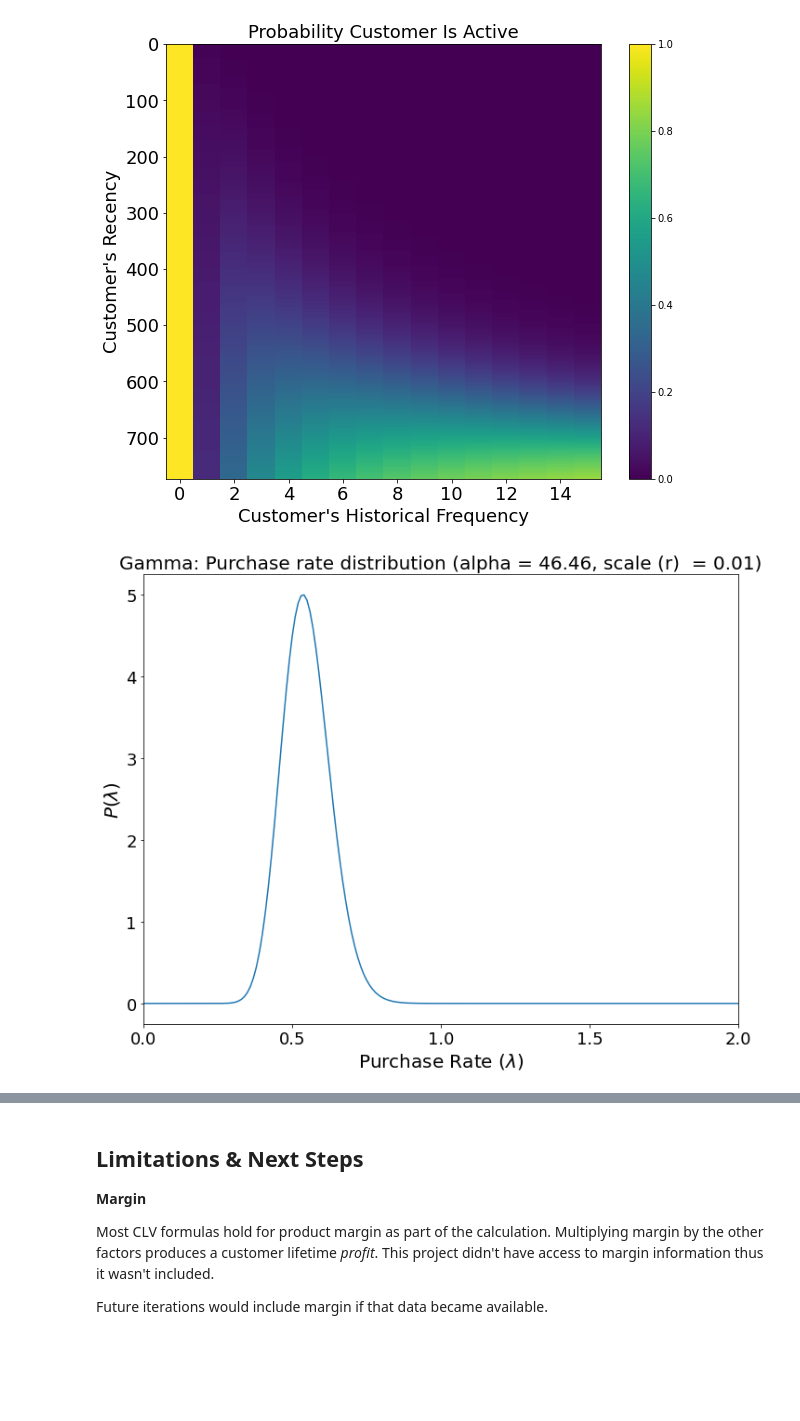
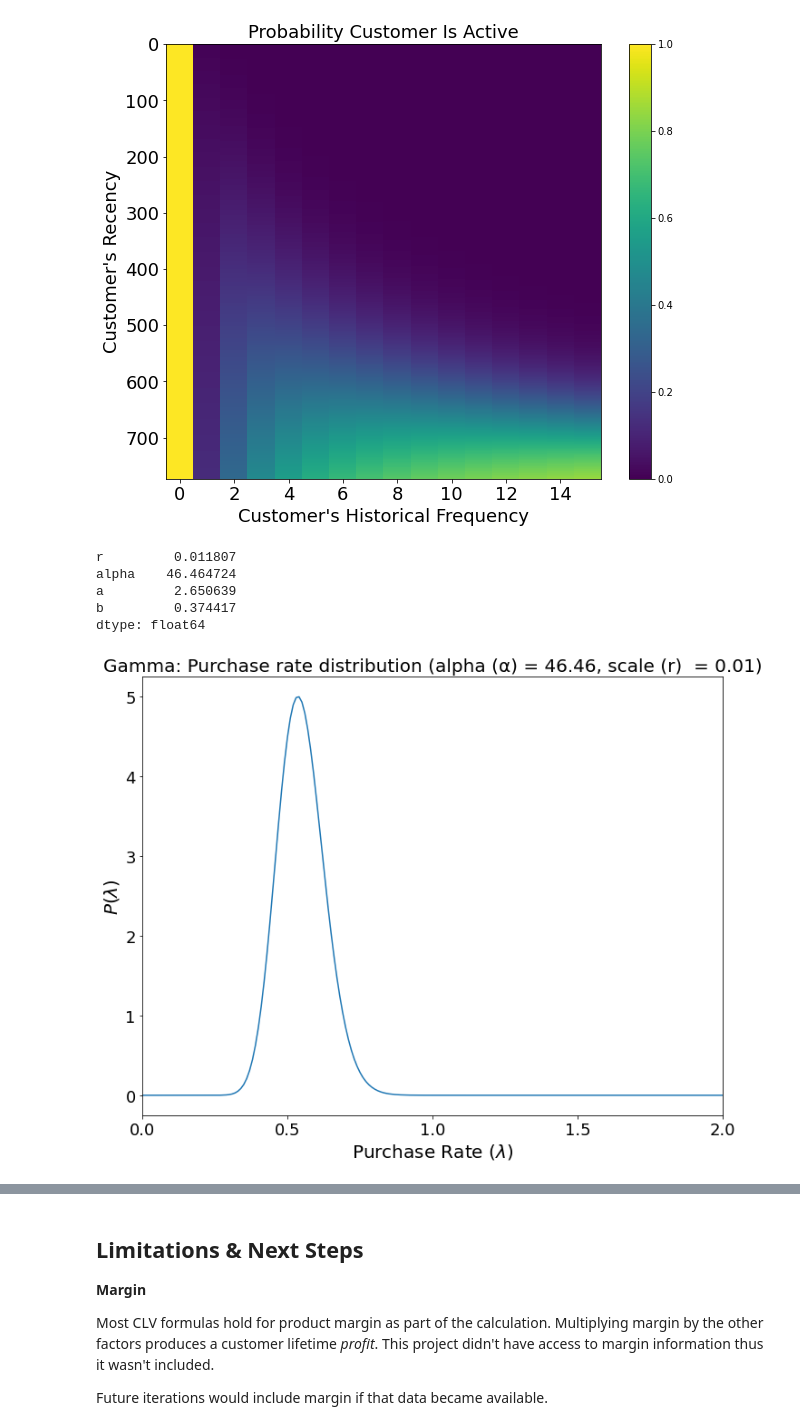
Before and after one commit to zander1268/custorama, a Jupyter notebook: bgnbd_gammagamma_modeling.ipynb, the cells around one changed output, grey strips where cells are left out. Drawn from its saved outputs; the diff is of its cells as text; code cells hidden in the pictures; blank space fills up the shorter version.

```diff
--- a/bgnbd_gammagamma_modeling.ipynb
+++ b/bgnbd_gammagamma_modeling.ipynb
@@ -698,25 +714,33 @@ plt.yticks(fontsize=18)
 plt.savefig("visuals/probability_active_matrix.png")
 # %% [output]
 [figure]
+# %%
+bgf_1.params_
+# %% [output]
+r         0.011807
+alpha    46.464724
+a         2.650639
+b         0.374417
+dtype: float64
 # %%
 #Plot the heterogeneity of Purchase Rate using the parameters of our model
 import scipy.stats as stats
 fig, ax_gamma = plt.subplots(figsize = (10, 8))
 
 x_gamma = np.linspace(0, 10, 1000)
 y_gamma = stats.gamma.pdf(x_gamma, a=bgf_1.params_["alpha"], scale=bgf_1.params_["r"])
 ax_gamma.plot(x_gamma, y_gamma, "-")
-ax_gamma.set_title(f'Gamma: Purchase rate distribution (alpha = {bgf_1.params_["alpha"]:.2f}, scale (r)  = {bgf_1.params_["r"]:.2f})',fontsize=20)
+ax_gamma.set_title(f'Gamma: Purchase rate distribution (alpha (α) = {bgf_1.params_["alpha"]:.2f}, scale (r)  = {bgf_1.params_["r"]:.2f})',fontsize=20)
 ax_gamma.set_xlabel(r"Purchase Rate " '($\lambda$)',fontsize=20)
 ax_gamma.set_ylabel(r'$P(\lambda)$',fontsize=20)
 ax_gamma.set_xbound(0,2)
 ax_gamma.set_xticks([0,.5,1,1.5,2]);
 plt.xticks(fontsize=18)
 plt.yticks(fontsize=18)
 plt.tight_layout();
 plt.savefig("visuals/gamma_purchase_rate_dist.png")
 # %% [output]
-[figure, old version]
+[figure, new version]
 # %%
 #Plot the heterogeneity of de-activate risk using the parameters of our model
 #Our customers are not in a healthy position, much of them are highly likely to be de-activated already
```
Also changed, not shown: parts of 8 cells of this notebook, 3 other files.
